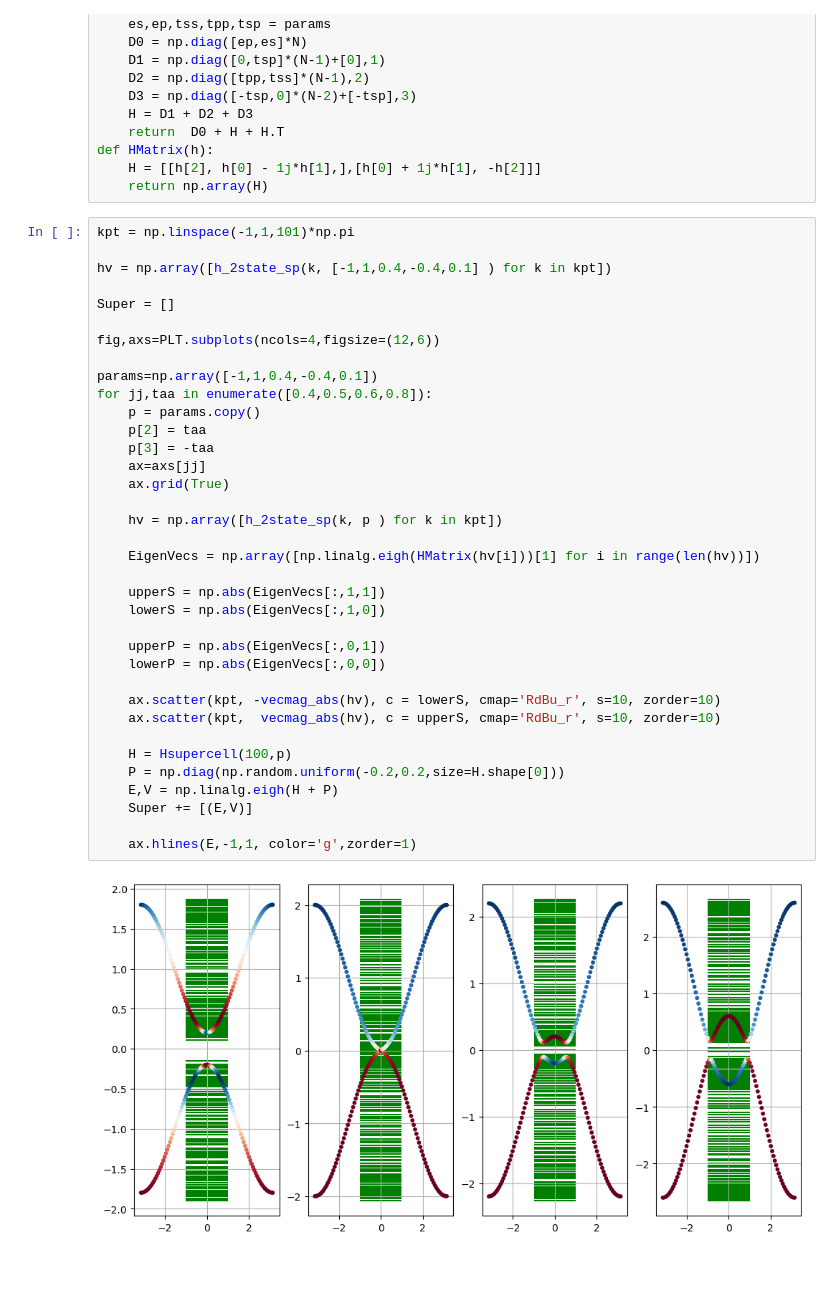
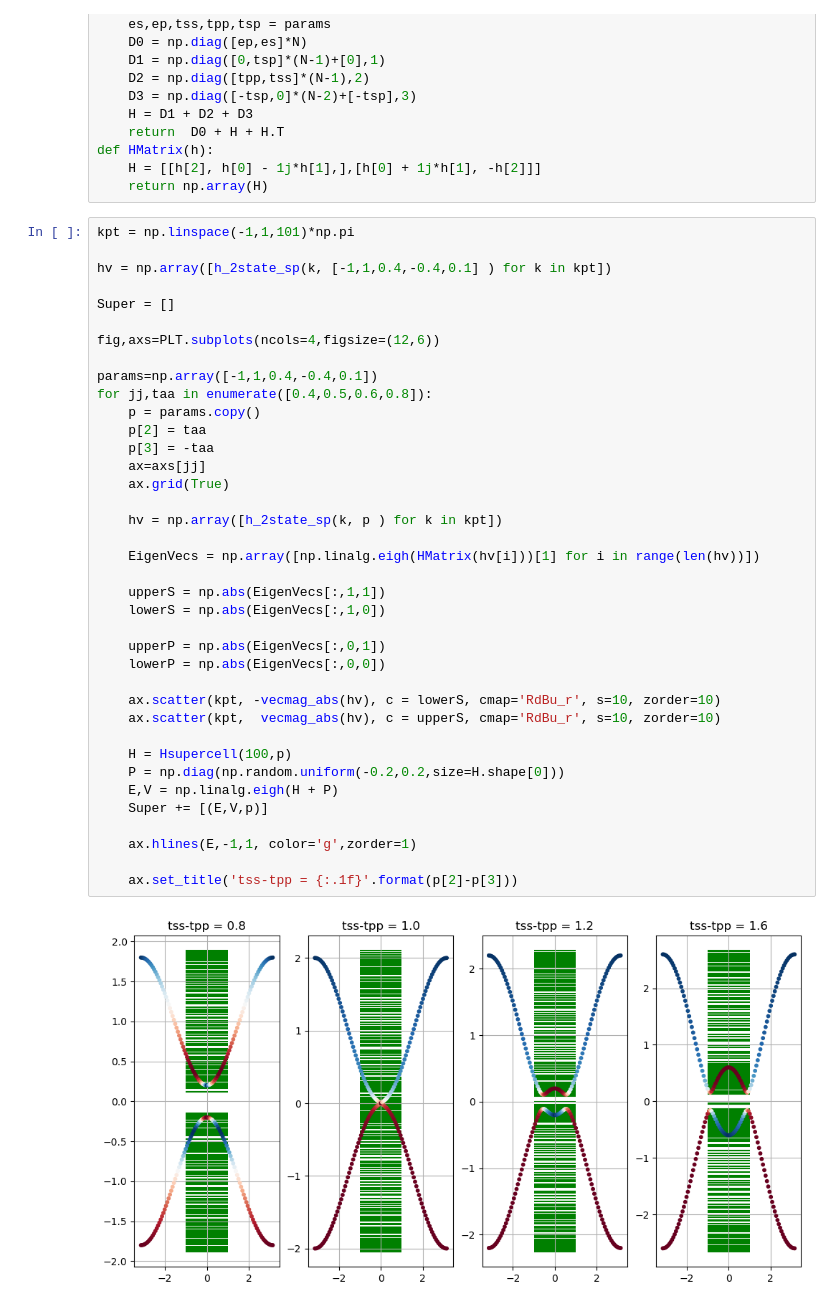
Before and after one commit to kuljitvirk/quantum, a Jupyter notebook: notebooks/two-band-models.ipynb, the cells around one changed output. Drawn from its saved outputs; the diff is of its cells as text; blank space fills up the shorter version.

```diff
--- a/notebooks/two-band-models.ipynb
+++ b/notebooks/two-band-models.ipynb
@@ -49,32 +49,34 @@ Super = []
 
 fig,axs=PLT.subplots(ncols=4,figsize=(12,6))
 
 params=np.array([-1,1,0.4,-0.4,0.1])
 for jj,taa in enumerate([0.4,0.5,0.6,0.8]):
     p = params.copy()
     p[2] = taa
     p[3] = -taa
     ax=axs[jj]
     ax.grid(True)
 
     hv = np.array([h_2state_sp(k, p ) for k in kpt])
 
     EigenVecs = np.array([np.linalg.eigh(HMatrix(hv[i]))[1] for i in range(len(hv))])
 
     upperS = np.abs(EigenVecs[:,1,1])
     lowerS = np.abs(EigenVecs[:,1,0])
 
     upperP = np.abs(EigenVecs[:,0,1])
     lowerP = np.abs(EigenVecs[:,0,0])
 
     ax.scatter(kpt, -vecmag_abs(hv), c = lowerS, cmap='RdBu_r', s=10, zorder=10)
     ax.scatter(kpt,  vecmag_abs(hv), c = upperS, cmap='RdBu_r', s=10, zorder=10)
 
     H = Hsupercell(100,p)
     P = np.diag(np.random.uniform(-0.2,0.2,size=H.shape[0]))
     E,V = np.linalg.eigh(H + P)
-    Super += [(E,V)]
+    Super += [(E,V,p)]
 
     ax.hlines(E,-1,1, color='g',zorder=1)
+
+    ax.set_title('tss-tpp = {:.1f}'.format(p[2]-p[3]))
 # %% [output]
-[figure, old version]
+[figure, new version]
```
Also changed, not shown: parts of 1 cell of this notebook, 3 other files.
